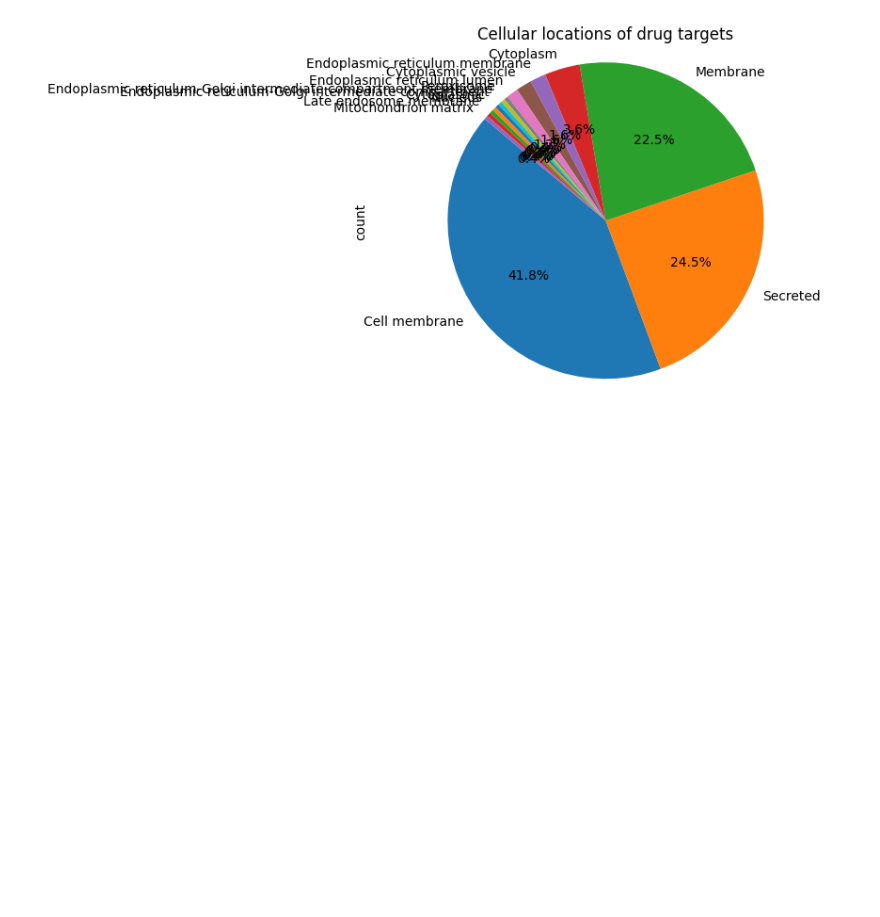
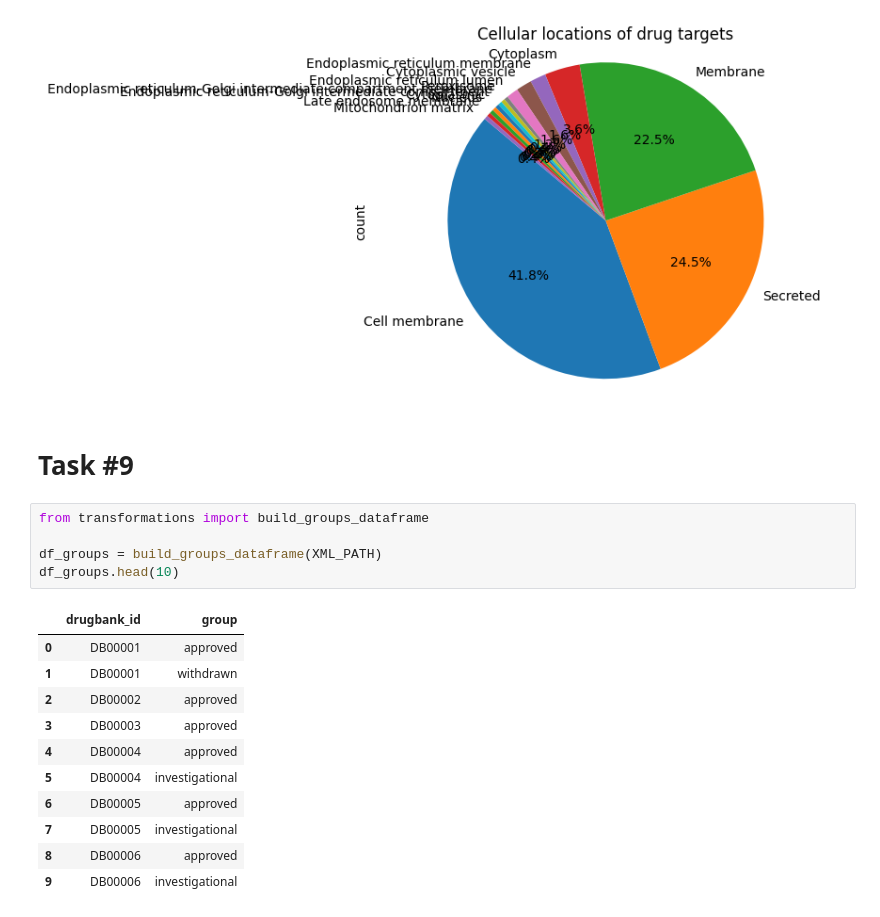
Before and after one commit to tkoso/Drugbank-Data-Analysis, a Jupyter notebook: notebooks/final_report.ipynb, the cells around one changed output. Saved outputs shown, nothing was run; the diff lists cells and outputs as text; blank space fills up the shorter version.

```diff
--- a/notebooks/final_report.ipynb
+++ b/notebooks/final_report.ipynb
@@ -128,3 +128,22 @@ from visualizations import draw_pie_cellular_locations
 draw_pie_cellular_locations(targets_df)
 # %% [output]
 [figure]
+# %% [markdown]
+# Task #9
+# %%
+from transformations import build_groups_dataframe
+
+df_groups = build_groups_dataframe(XML_PATH)
+df_groups.head(10)
+# %% [output]
+|  | drugbank_id | group |
+| 0 | DB00001 | approved |
+| 1 | DB00001 | withdrawn |
+| 2 | DB00002 | approved |
+| 3 | DB00003 | approved |
+| 4 | DB00004 | approved |
+| 5 | DB00004 | investigational |
+| 6 | DB00005 | approved |
+| 7 | DB00005 | investigational |
+| 8 | DB00006 | approved |
+| 9 | DB00006 | investigational |
```
Also changed, not shown: parts of 4 cells of this notebook, 3 other files.
